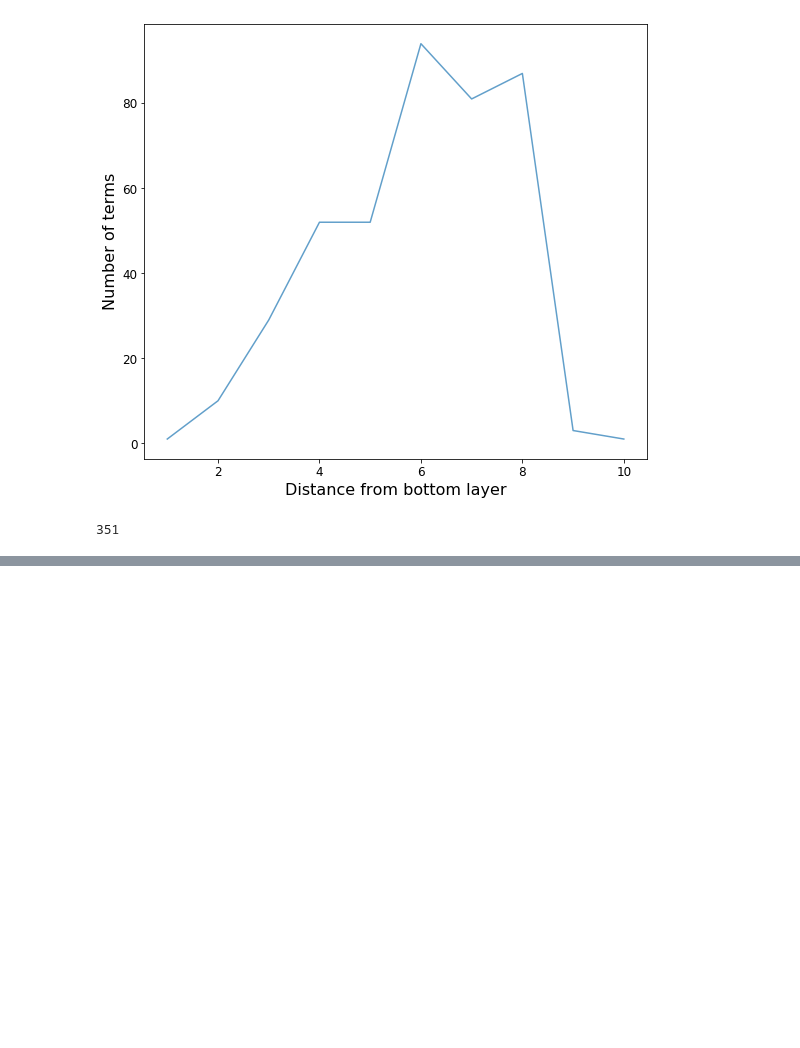
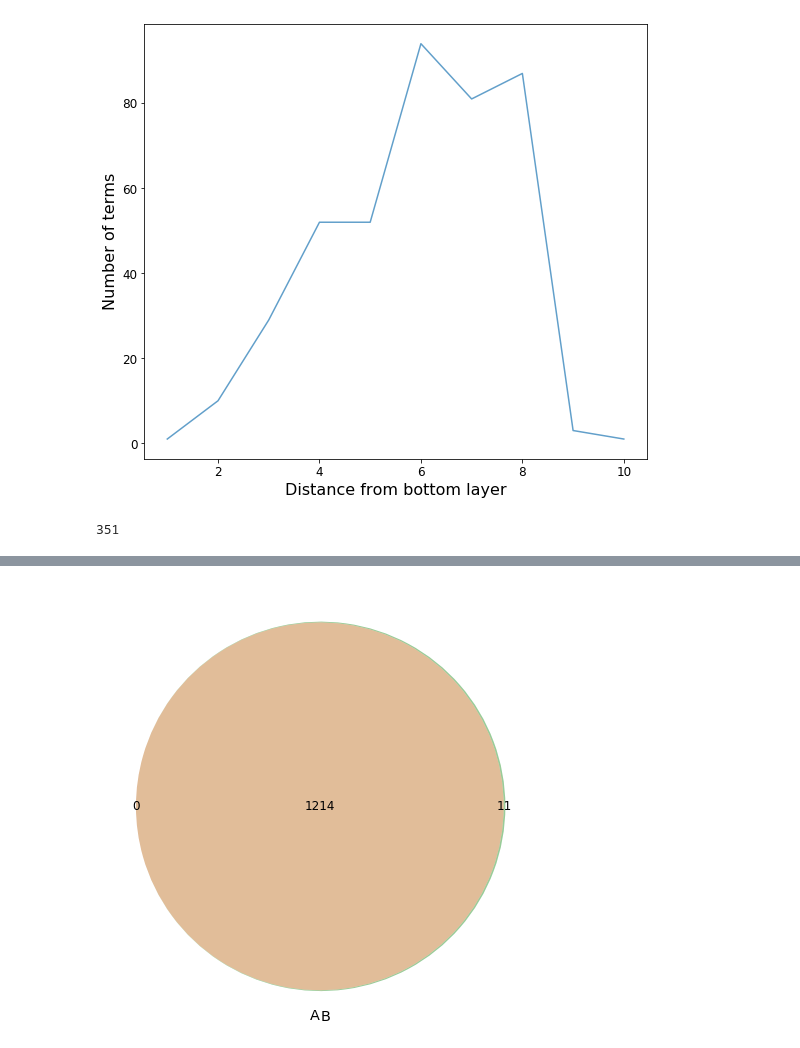
Before and after one commit to enmsilva/nest_drugcell, a Jupyter notebook: src/training_data_analysis.ipynb, the cells around one changed output, grey strips where cells are left out. Drawn from its saved outputs; the diff is of its cells as text; code cells hidden in the pictures; blank space fills up the shorter version.

```diff
--- a/src/training_data_analysis.ipynb
+++ b/src/training_data_analysis.ipynb
@@ -106,0 +143,6 @@ len(ontology['S'].unique())
+# %%
+fig_cells = plt.figure(figsize=(8,8))
+venn2([cells, cells_orig])
+plt.show()
+# %% [output]
+[figure, added]
```
Also changed, not shown: parts of 4 cells of this notebook, 7 other files.
